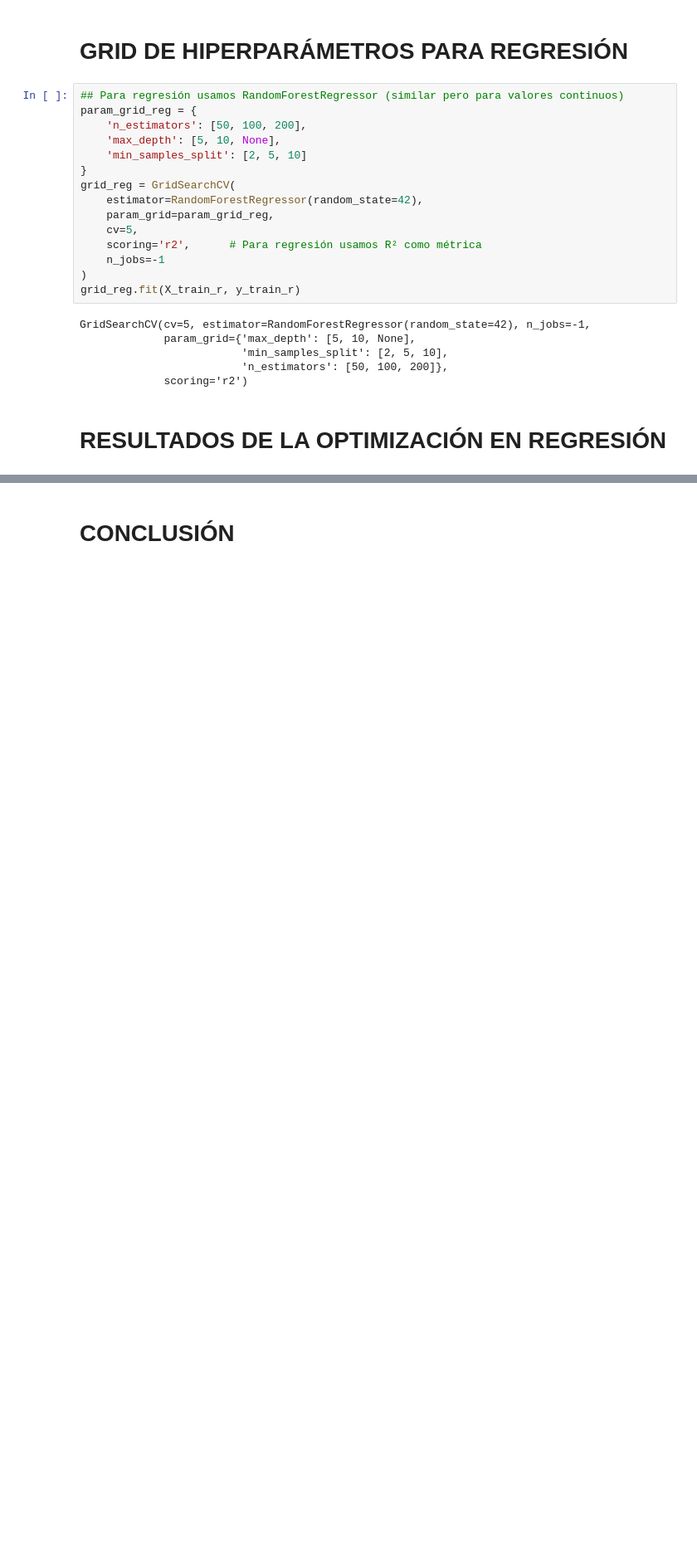
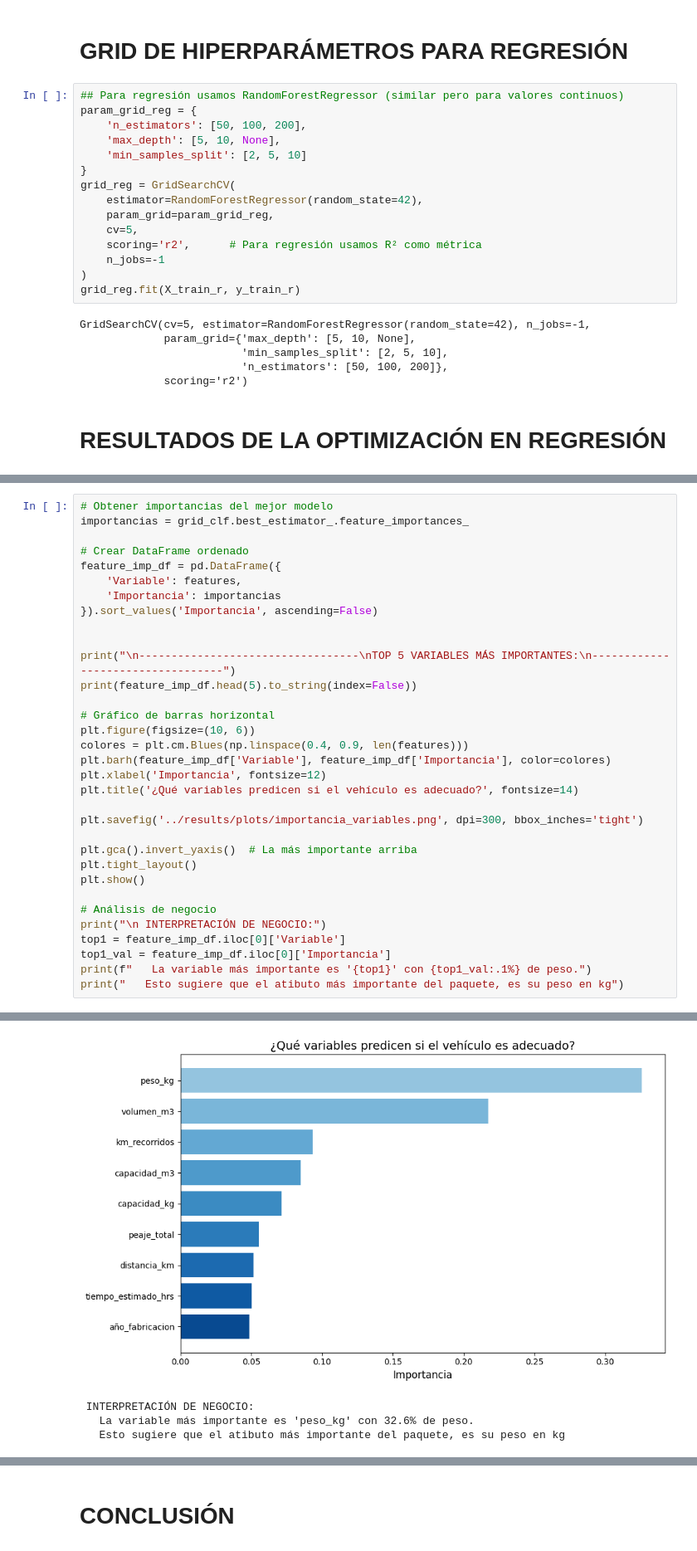
Before and after one commit to Catal2s/proyecto_modelado-SCY1101, a Jupyter notebook: notebooks/04_hyperparameter_optimization.ipynb, the cells around one changed output, grey strips where cells are left out. Shown at 83% size. Drawn from its saved outputs; the diff is of its cells as text; blank space fills up the shorter version.

```diff
--- a/notebooks/04_hyperparameter_optimization.ipynb
+++ b/notebooks/04_hyperparameter_optimization.ipynb
@@ -271,0 +310,34 @@ RESULTADOS DE LA OPTIMIZACIÓN (REGRESIÓN):
+# %%
+# Obtener importancias del mejor modelo
+importancias = grid_clf.best_estimator_.feature_importances_
+
+# Crear DataFrame ordenado
+feature_imp_df = pd.DataFrame({
+    'Variable': features,
+    'Importancia': importancias
+}).sort_values('Importancia', ascending=False)
+
+
+print("\n----------------------------------\nTOP 5 VARIABLES MÁS IMPORTANTES:\n----------------------------------")
+print(feature_imp_df.head(5).to_string(index=False))
+
+# Gráfico de barras horizontal
+plt.figure(figsize=(10, 6))
+colores = plt.cm.Blues(np.linspace(0.4, 0.9, len(features)))
+plt.barh(feature_imp_df['Variable'], feature_imp_df['Importancia'], color=colores)
+plt.xlabel('Importancia', fontsize=12)
+plt.title('¿Qué variables predicen si el vehículo es adecuado?', fontsize=14)
+
+plt.savefig('../results/plots/importancia_variables.png', dpi=300, bbox_inches='tight')
+
+plt.gca().invert_yaxis()  # La más importante arriba
+plt.tight_layout()
+plt.show()
+
+# Análisis de negocio
+print("\n INTERPRETACIÓN DE NEGOCIO:")
+top1 = feature_imp_df.iloc[0]['Variable']
+top1_val = feature_imp_df.iloc[0]['Importancia']
+print(f"   La variable más importante es '{top1}' con {top1_val:.1%} de peso.")
+print("   Esto sugiere que el atibuto más importante del paquete, es su peso en kg")
+# %% [output]
@@ -271,0 +353,4 @@ RESULTADOS DE LA OPTIMIZACIÓN (REGRESIÓN):
+[figure, added]
+ INTERPRETACIÓN DE NEGOCIO:
+   La variable más importante es 'peso_kg' con 32.6% de peso.
+   Esto sugiere que el atibuto más importante del paquete, es su peso en kg
```
Also changed, not shown: parts of 10 cells of this notebook, 11 other files.
